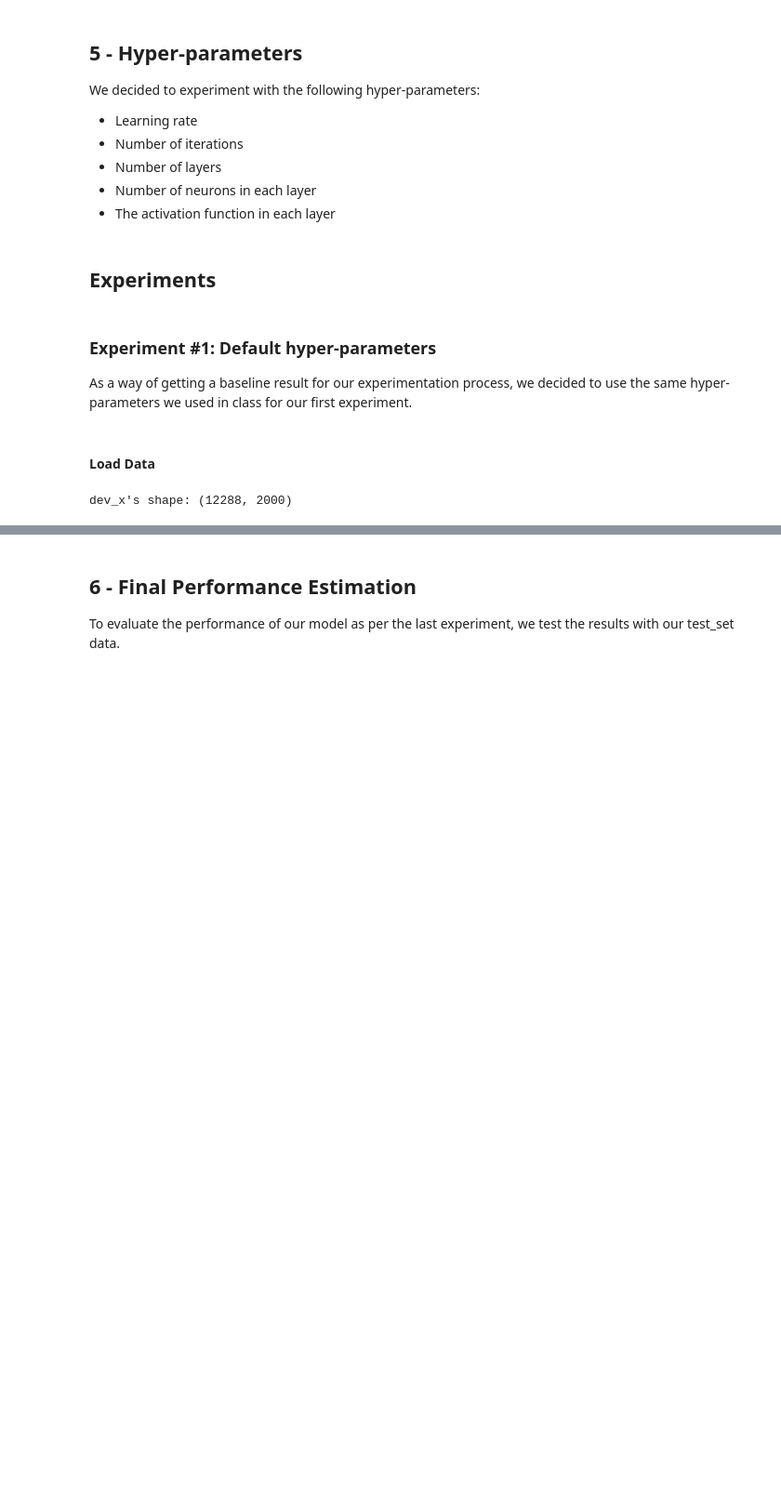
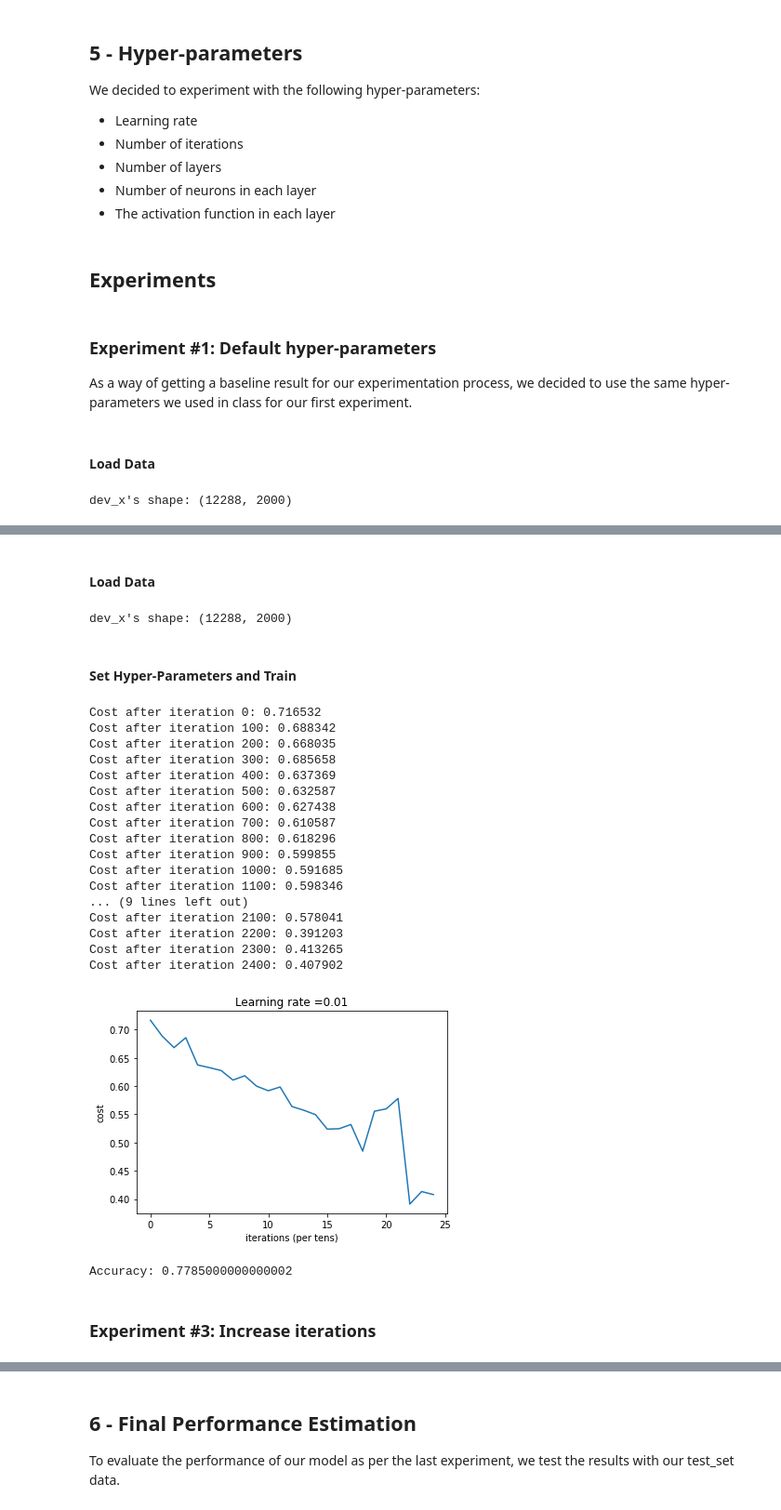
Before and after one commit to JorgeGiovannetti/CatVsDogBinaryClassifier, a Jupyter notebook: CatVsDogModel.ipynb, the cells around one changed output, grey strips where cells are left out. Shown: that part at 93% size. Drawn from its saved outputs; the diff is of its cells as text; code cells hidden in the pictures; blank space fills up the shorter version.

Commit message:
Experiments 1 through 5 done

```diff
--- a/CatVsDogModel.ipynb
+++ b/CatVsDogModel.ipynb
@@ -258,0 +270,43 @@ parameters = L_layer_model(dev_x, dev_y, layers_dims, learning_rate, num_iterati
+# %% [markdown]
+#### Load Data
+# %%
+dev_x_orig, dev_y, classes = load_data('dev_set')
+dev_x_flatten = dev_x_orig.reshape(dev_x_orig.shape[0], -1).T
+dev_x = dev_x_flatten/255.
+print ("dev_x's shape: " + str(dev_x.shape))
+# %% [output]
+dev_x's shape: (12288, 2000)
+# %% [markdown]
+#### Set Hyper-Parameters and Train
+# %%
+learning_rate = 0.01
+num_iterations = 2500
+layers_dims = [dev_x.shape[0], 20, 7, 5, 1]
+activation_functions = ["relu", "relu", "relu", "sigmoid"]
+
+parameters = L_layer_model(dev_x, dev_y, layers_dims, learning_rate, num_iterations, activation_functions, print_cost = True)
+# %% [output]
+Cost after iteration 0: 0.716532
+Cost after iteration 100: 0.688342
+Cost after iteration 200: 0.668035
+Cost after iteration 300: 0.685658
+Cost after iteration 400: 0.637369
+Cost after iteration 500: 0.632587
+Cost after iteration 600: 0.627438
+Cost after iteration 700: 0.610587
+Cost after iteration 800: 0.618296
+Cost after iteration 900: 0.599855
+Cost after iteration 1000: 0.591685
+Cost after iteration 1100: 0.598346
+... (9 lines left out)
+Cost after iteration 2100: 0.578041
+Cost after iteration 2200: 0.391203
+Cost after iteration 2300: 0.413265
+Cost after iteration 2400: 0.407902
+[figure, added]
+# %%
+pred_dev = predict(dev_x, dev_y, parameters, activation_functions)
+# %% [output]
+Accuracy: 0.7785000000000002
+# %% [markdown]
+### Experiment #3: Increase iterations
```
Also changed, not shown: parts of 31 cells of this notebook.
